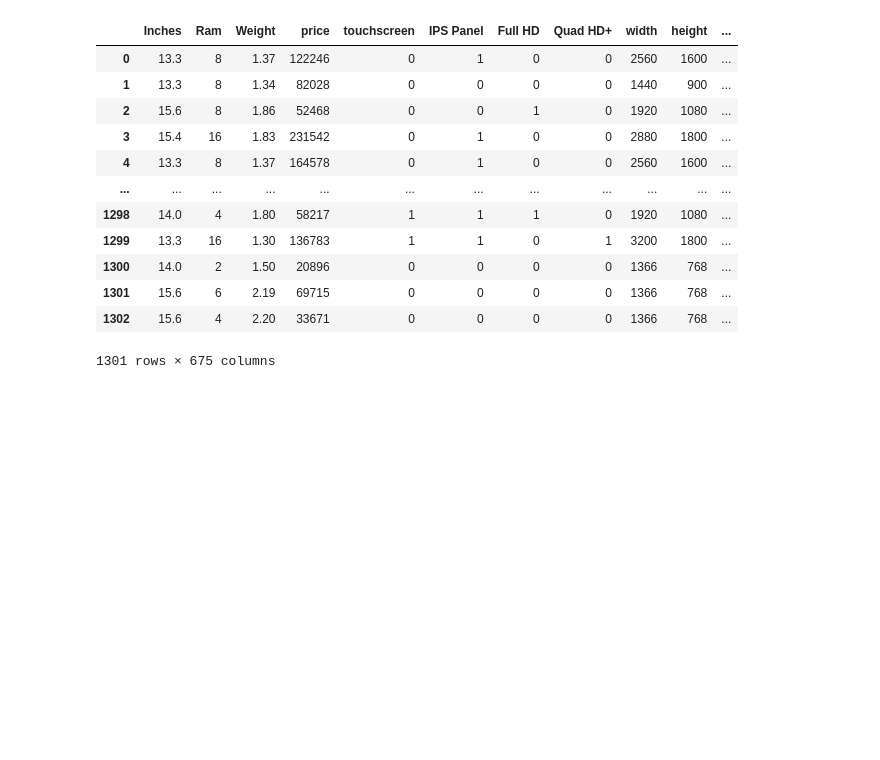
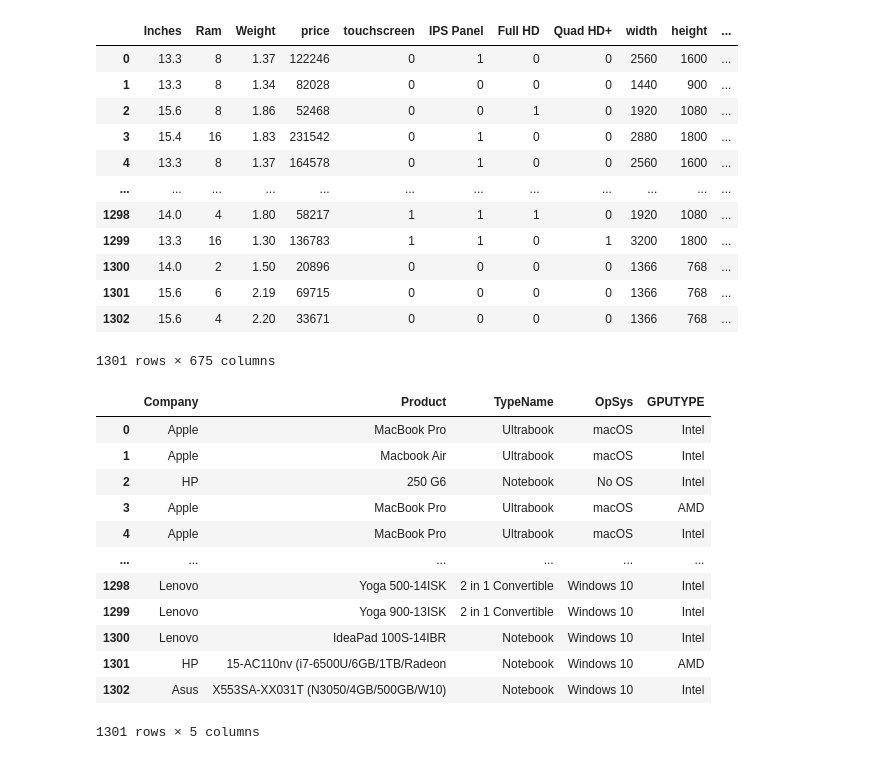
Before and after one commit to 23ME30056/Lappy_price, a Jupyter notebook: main.ipynb, the cells around one changed output. Drawn from its saved outputs; the diff is of its cells as text; code cells hidden in the pictures; blank space fills up the shorter version.

Commit message:
Kaggle Notebook | laptop price predictor | Version 1

```diff
--- a/main.ipynb
+++ b/main.ipynb
@@ -727,0 +726,19 @@ df_numerical = df - df_encoded
+# %%
+
+numerical_columns = [col for col in df.columns if col not in df_encoded.columns or col in ['Count']]
+df_numerical = df[numerical_columns]
+df_numerical
+# %% [output]
+|  | Company | Product | TypeName | OpSys | GPUTYPE |
+| 0 | Apple | MacBook Pro | Ultrabook | macOS | Intel |
+| 1 | Apple | Macbook Air | Ultrabook | macOS | Intel |
+| 2 | HP | 250 G6 | Notebook | No OS | Intel |
+| 3 | Apple | MacBook Pro | Ultrabook | macOS | AMD |
+| 4 | Apple | MacBook Pro | Ultrabook | macOS | Intel |
+| ... | ... | ... | ... | ... | ... |
+| 1298 | Lenovo | Yoga 500-14ISK | 2 in 1 Convertible | Windows 10 | Intel |
+| 1299 | Lenovo | Yoga 900-13ISK | 2 in 1 Convertible | Windows 10 | Intel |
+| 1300 | Lenovo | IdeaPad 100S-14IBR | Notebook | Windows 10 | Intel |
+| 1301 | HP | 15-AC110nv (i7-6500U/6GB/1TB/Radeon | Notebook | Windows 10 | AMD |
+| 1302 | Asus | X553SA-XX031T (N3050/4GB/500GB/W10) | Notebook | Windows 10 | Intel |
+1301 rows × 5 columns
```
Also changed, not shown: parts of 1 cell of this notebook.
